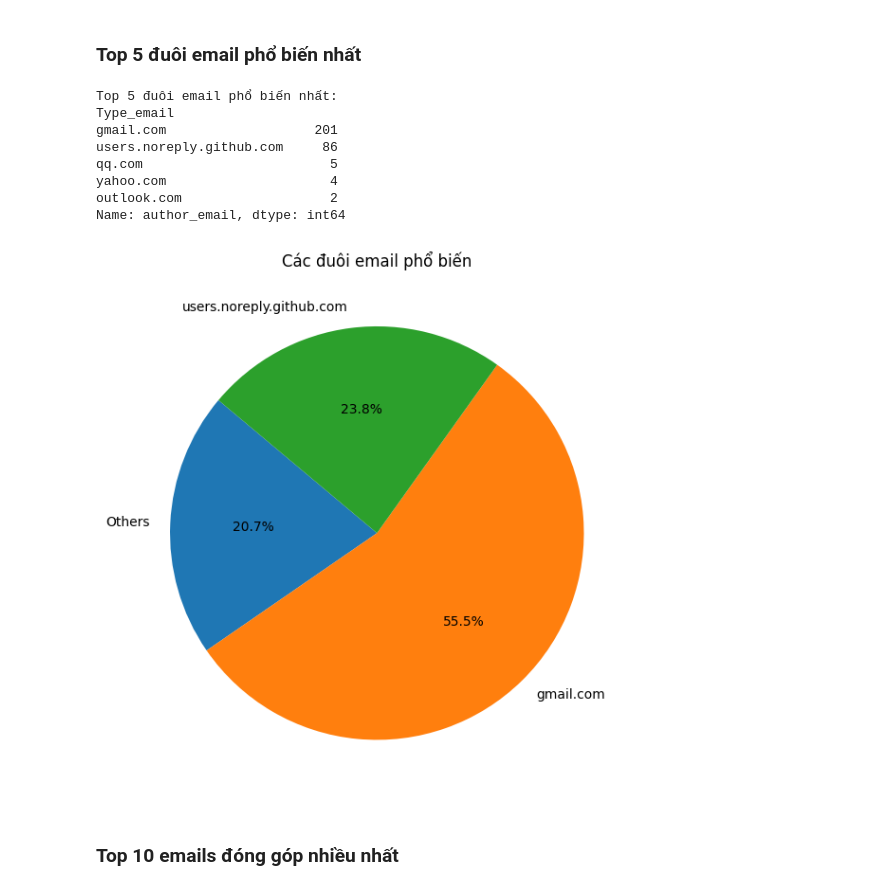
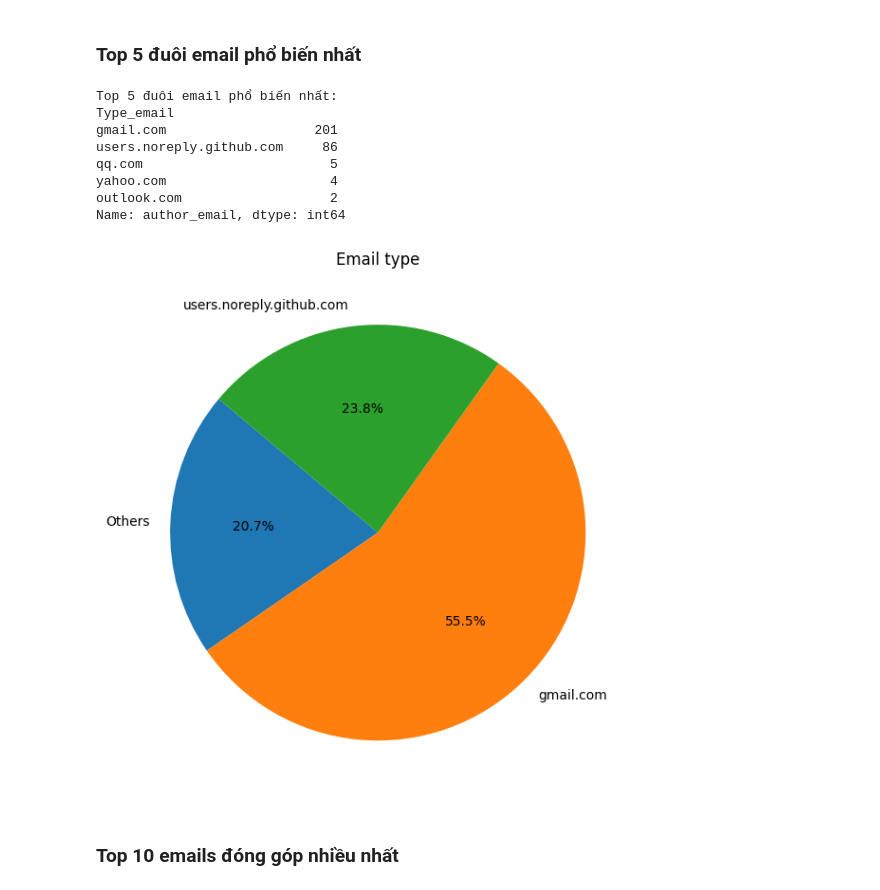
Before and after one commit to TaGiangThuyLoan/Python, a Jupyter notebook: Try.ipynb, the cells around one changed output. Cells and saved outputs as stored; diff of their text form; code cells hidden in the pictures.

```diff
--- a/Try.ipynb
+++ b/Try.ipynb
@@ -181,33 +170,32 @@ plt.show()
 # %% [markdown]
 ### Top 5 đuôi email phổ biến nhất
 # %%
-import pandas as pd
 df['Type_email'] = df['author_email'].str.extract(r'@([\w\.-]+\.\w+)')
 email_types_unique_counts = df.groupby('Type_email')['author_email'].nunique().sort_values(ascending=False)
 top_email = email_types_unique_counts.head(5)
 print("Top 5 đuôi email phổ biến nhất:")
 print(top_email)
 
 others_email = email_types_unique_counts[2:].sum()
 
 others_series = pd.Series({'Others': others_email})
 top_email_with_others = pd.concat([ others_series, email_types_unique_counts.head(2)])
 
 plt.figure(figsize=(10, 6))
 top_email_with_others.plot(kind='pie', autopct='%1.1f%%', startangle=140)
-plt.title('Các đuôi email phổ biến')
+plt.title('Email type')
 plt.tight_layout()
 plt.show()
 # %% [output]
 Top 5 đuôi email phổ biến nhất:
 Type_email
 gmail.com                   201
 users.noreply.github.com     86
 qq.com                        5
 yahoo.com                     4
 outlook.com                   2
 Name: author_email, dtype: int64
-[figure, old version]
+[figure, new version]
 # %% [markdown]
 ### Top 10 emails đóng góp nhiều nhất
 # %%
```
Also changed, not shown: parts of 9 cells of this notebook.
